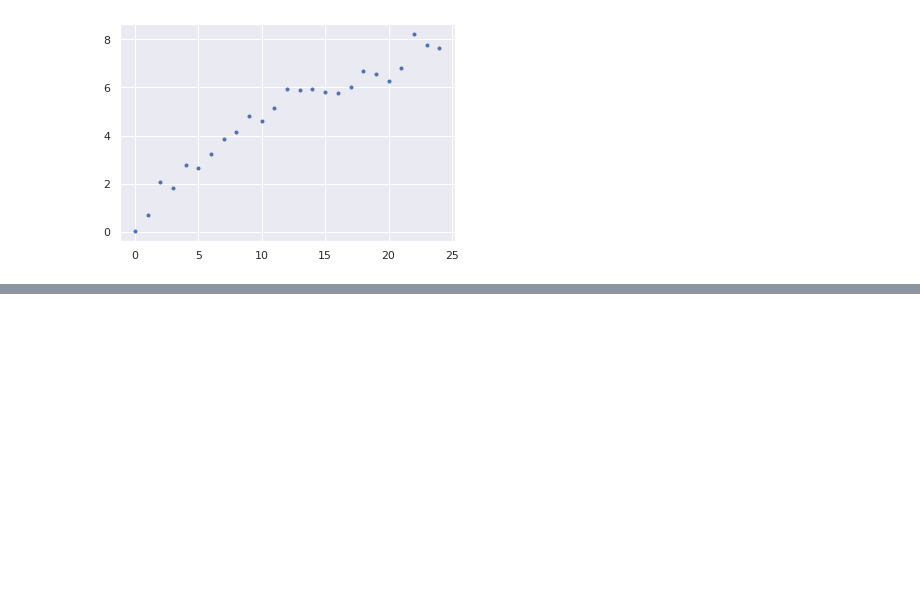
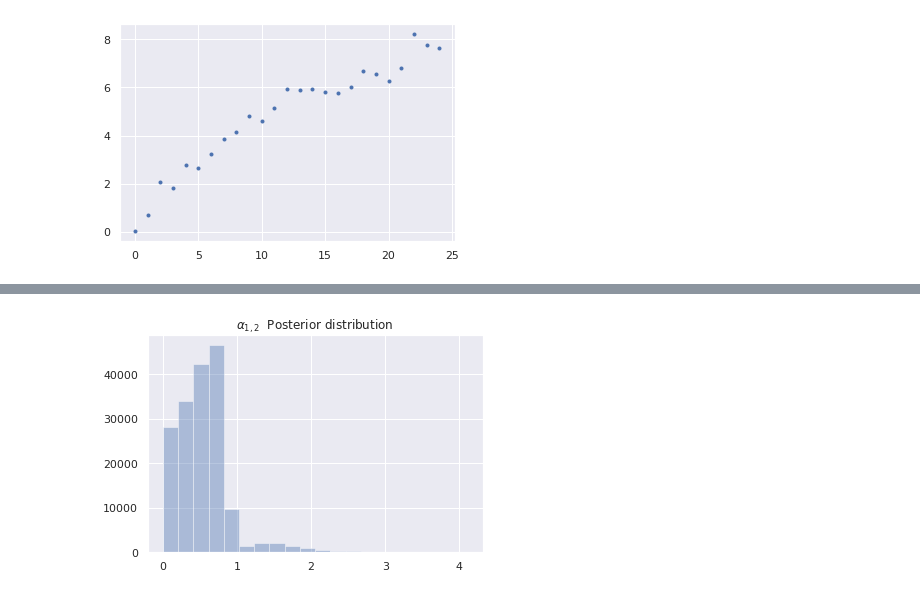
Before and after one commit to jear2412/BUQ-ODEsMCMC, a Jupyter notebook: SoilCarbonModelling.ipynb, the cells around one changed output, grey strips where cells are left out. Saved outputs shown, nothing was run; the diff lists cells and outputs as text; code cells hidden in the pictures; blank space fills up the shorter version.

```diff
--- a/SoilCarbonModelling.ipynb
+++ b/SoilCarbonModelling.ipynb
@@ -131,2 +217,8 @@ sns.distplot(alpha12, kde=False)
+# %%
+sns.distplot(alpha12, kde=False, bins=20)
+plt.title(r'$ \alpha_{1,2}$'+'  Posterior distribution ')
+plt.savefig('alpha12-1.pdf', dpi=500)
+# %% [output]
+[figure, added]
 # %%
 sns.distplot(alpha21,kde=False)
```
Also changed, not shown: parts of 29 cells of this notebook.
